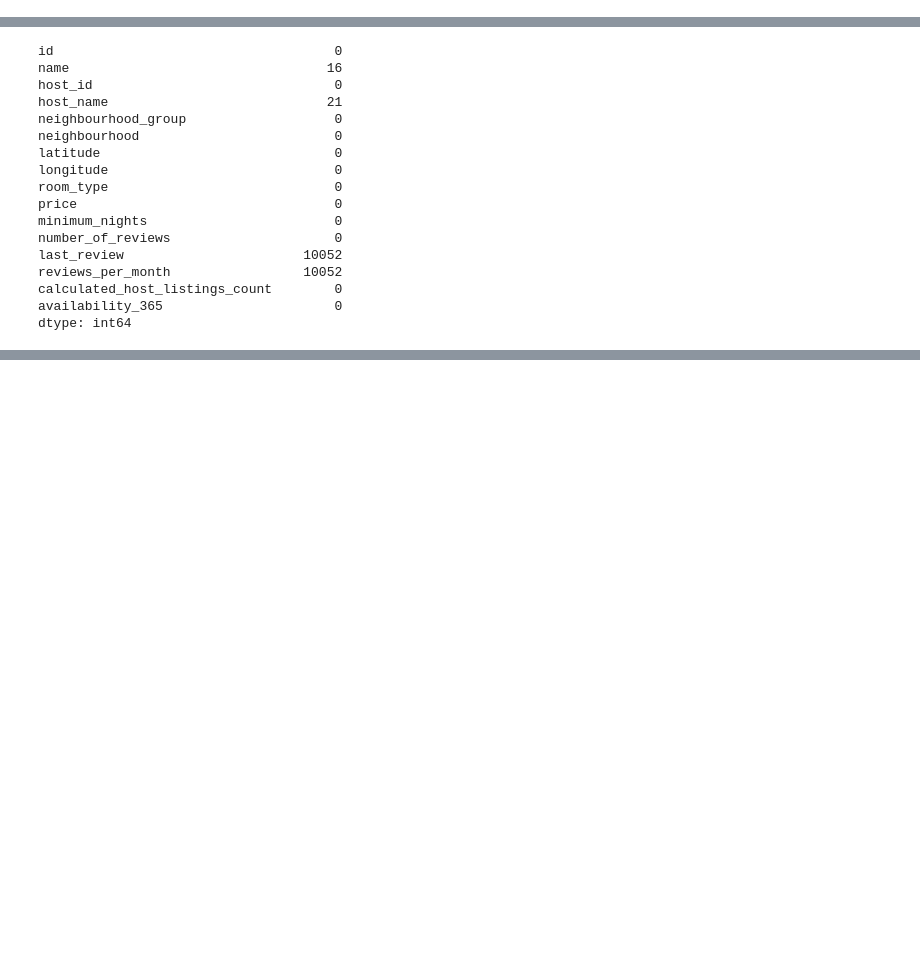
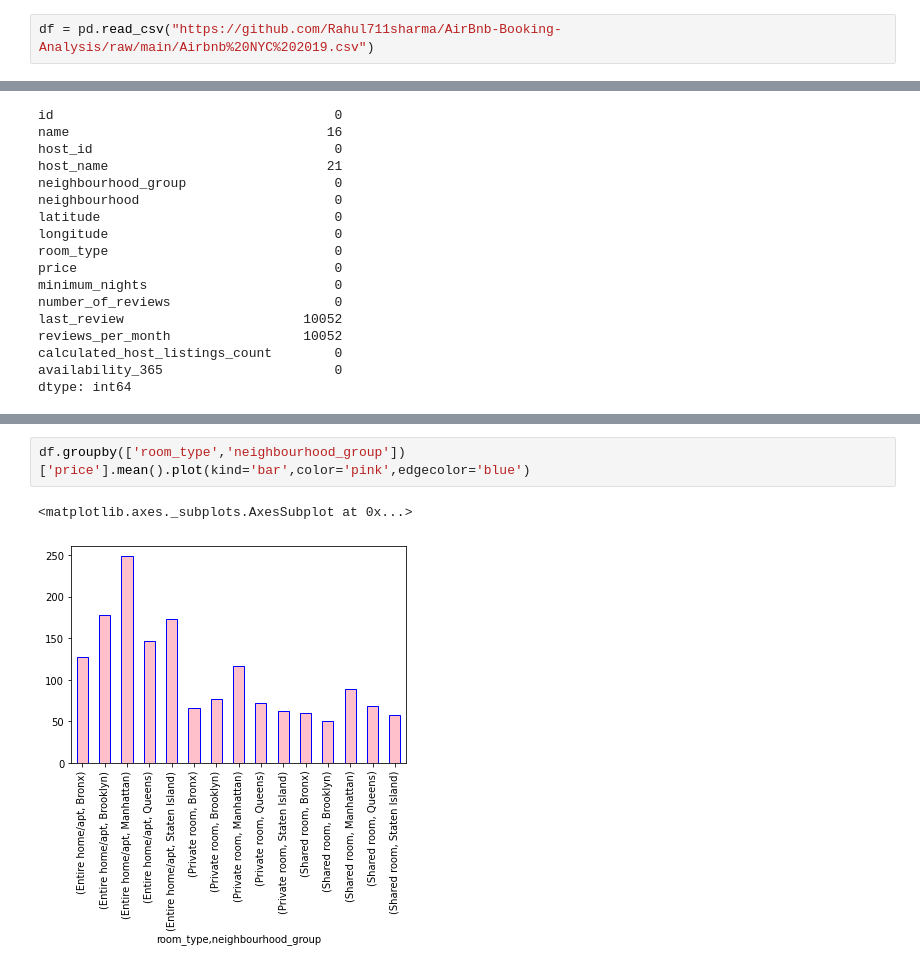
Before and after one commit to gyana-ranjan-dash/AirBnb-Booking-Analysis, a Jupyter notebook: Airbnb_Bookings_Analysis_Capstone_Project.ipynb, the cells around one changed output, grey strips where cells are left out. Saved outputs shown, nothing was run; the diff lists cells and outputs as text; blank space fills up the shorter version.

```diff
--- a/Airbnb_Bookings_Analysis_Capstone_Project.ipynb
+++ b/Airbnb_Bookings_Analysis_Capstone_Project.ipynb
@@ -26,3 +19,5 @@ df = pd.read_csv('/content/drive/MyDrive/Capstone Projects/For EDA/Airbnb NYC 20
+# %%
+df = pd.read_csv("https://github.com/Rahul711sharma/AirBnb-Booking-Analysis/raw/main/Airbnb%20NYC%202019.csv")
 # %%
 df.head()
 # %% [output]
@@ -56,0 +92,5 @@ dtype: int64
+# %%
+df.groupby(['room_type','neighbourhood_group'])['price'].mean().plot(kind='bar',color='pink',edgecolor='blue')
+# %% [output]
+<matplotlib.axes._subplots.AxesSubplot at 0x...>
+[figure, added]
```
Also changed, not shown: parts of 12 cells of this notebook.
